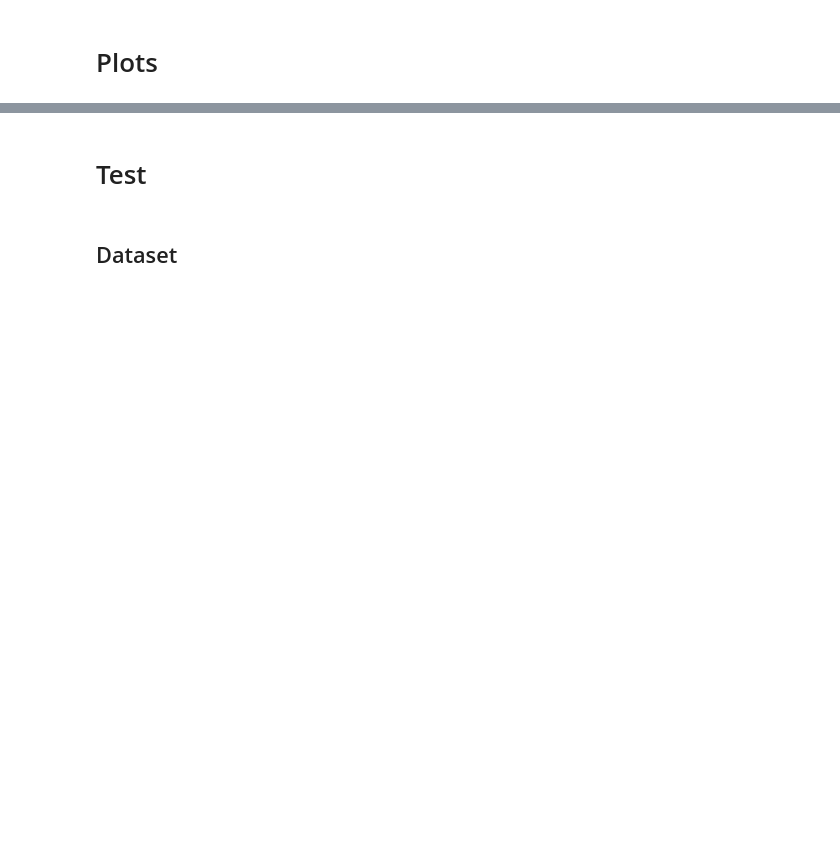
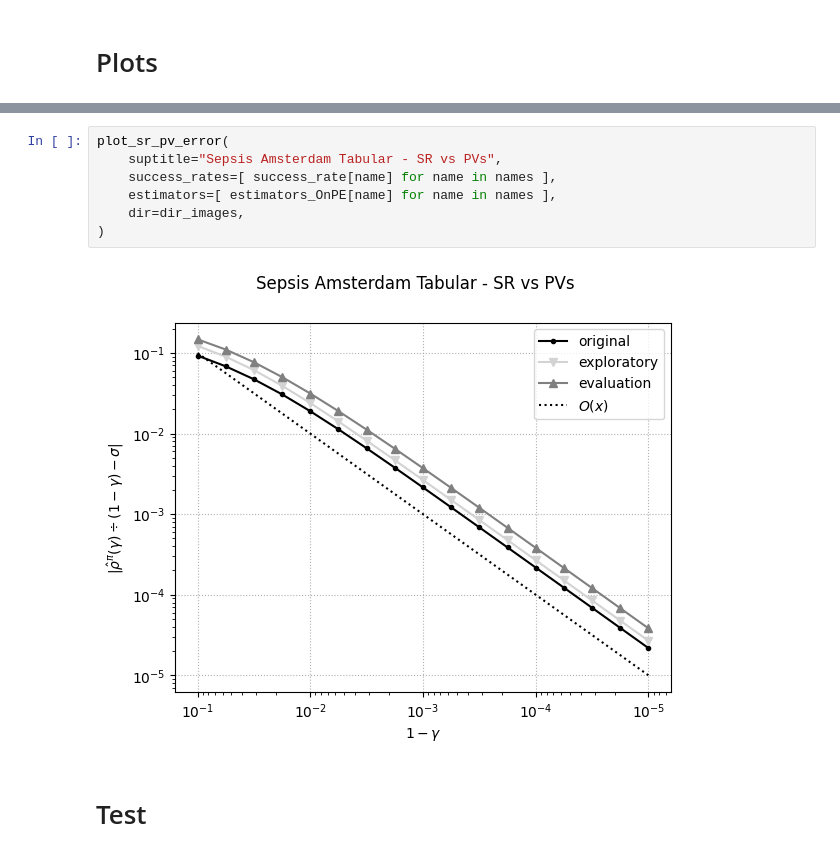
Before and after one commit to MrWhiteRichard/dice_rl_sepsis, a Jupyter notebook: results_sepsis_amsterdam_tabular.ipynb, the cells around one changed output, grey strips where cells are left out. Drawn from its saved outputs; the diff is of its cells as text; blank space fills up the shorter version.

```diff
--- a/results_sepsis_amsterdam_tabular.ipynb
+++ b/results_sepsis_amsterdam_tabular.ipynb
@@ -431,4 +223,11 @@ plot_success_rate_pv_error(
+# %%
+plot_sr_pv_error(
+    suptitle="Sepsis Amsterdam Tabular - SR vs PVs",
+    success_rates=[ success_rate[name] for name in names ],
+    estimators=[ estimators_OnPE[name] for name in names ],
+    dir=dir_images,
+)
+# %% [output]
+[figure, added]
 # %% [markdown]
 # Test
-# %% [markdown]
-## Dataset
```
Also changed, not shown: parts of 55 cells of this notebook, 7 other files.
